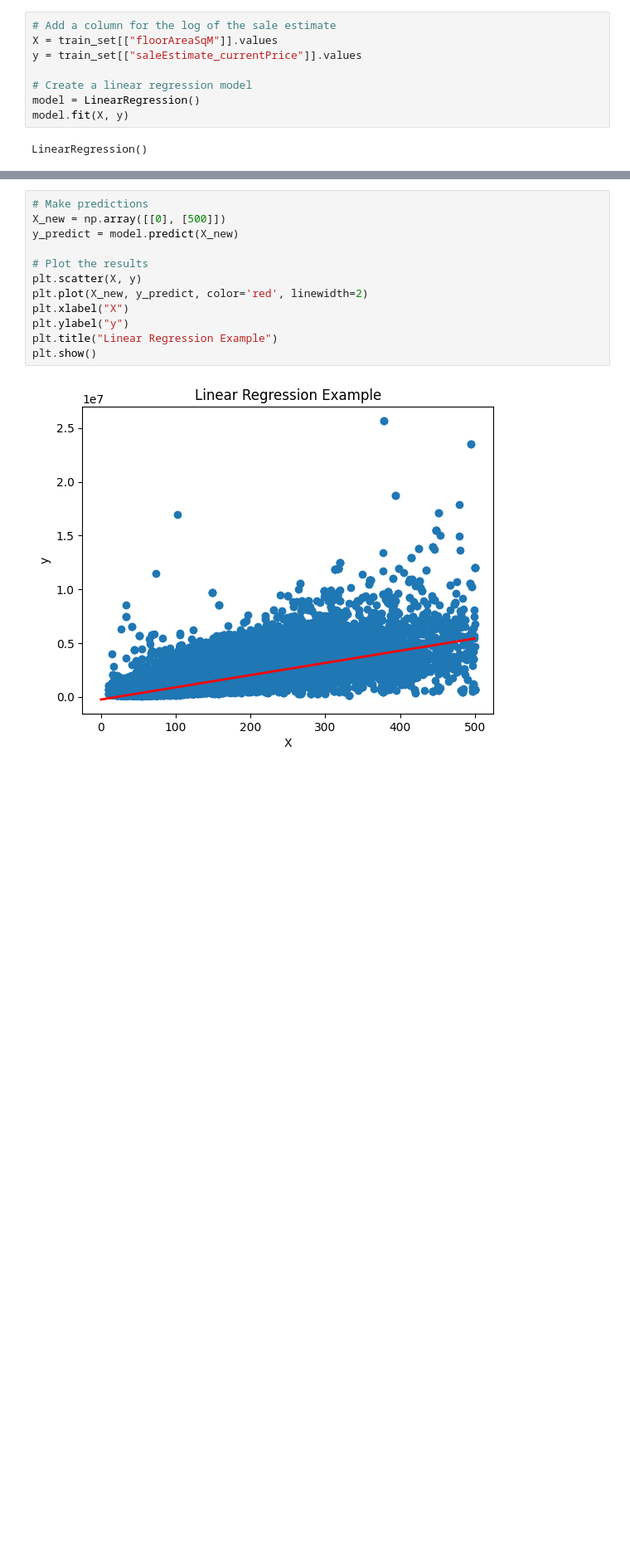
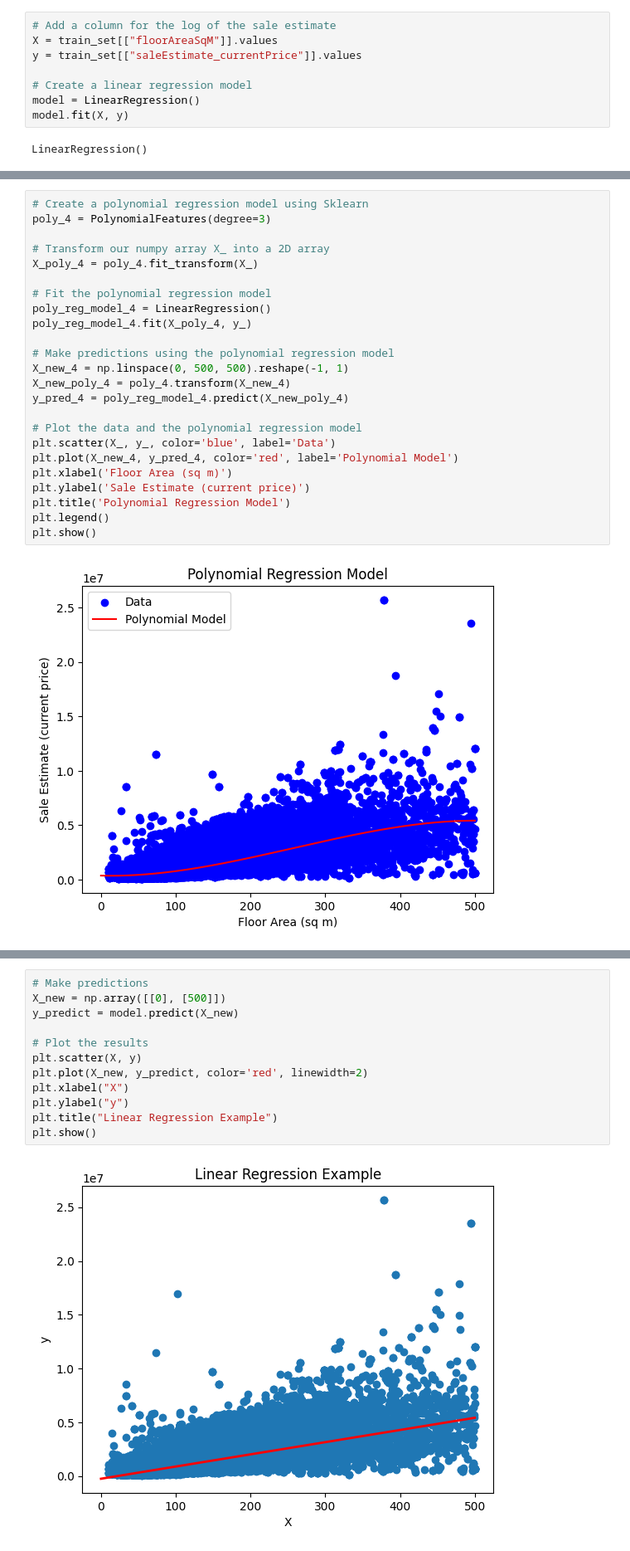
Before and after one commit to geckonoff/ML-PROJECTS, a Jupyter notebook: linereg.ipynb, the cells around one changed output, grey strips where cells are left out. Shown at 83% size. Saved outputs shown, nothing was run; the diff lists cells and outputs as text; blank space fills up the shorter version.

```diff
--- a/linereg.ipynb
+++ b/linereg.ipynb
@@ -163,0 +191,26 @@ LinearRegression()
+# %%
+# Create a polynomial regression model using Sklearn
+poly_4 = PolynomialFeatures(degree=3)
+
+# Transform our numpy array X_ into a 2D array
+X_poly_4 = poly_4.fit_transform(X_)
+
+# Fit the polynomial regression model
+poly_reg_model_4 = LinearRegression()
+poly_reg_model_4.fit(X_poly_4, y_)
+
+# Make predictions using the polynomial regression model
+X_new_4 = np.linspace(0, 500, 500).reshape(-1, 1)
+X_new_poly_4 = poly_4.transform(X_new_4)
+y_pred_4 = poly_reg_model_4.predict(X_new_poly_4)
+
+# Plot the data and the polynomial regression model
+plt.scatter(X_, y_, color='blue', label='Data')
+plt.plot(X_new_4, y_pred_4, color='red', label='Polynomial Model')
+plt.xlabel('Floor Area (sq m)')
+plt.ylabel('Sale Estimate (current price)')
+plt.title('Polynomial Regression Model')
+plt.legend()
+plt.show()
+# %% [output]
+[figure, added]
```
Also changed, not shown: parts of 7 cells of this notebook.
